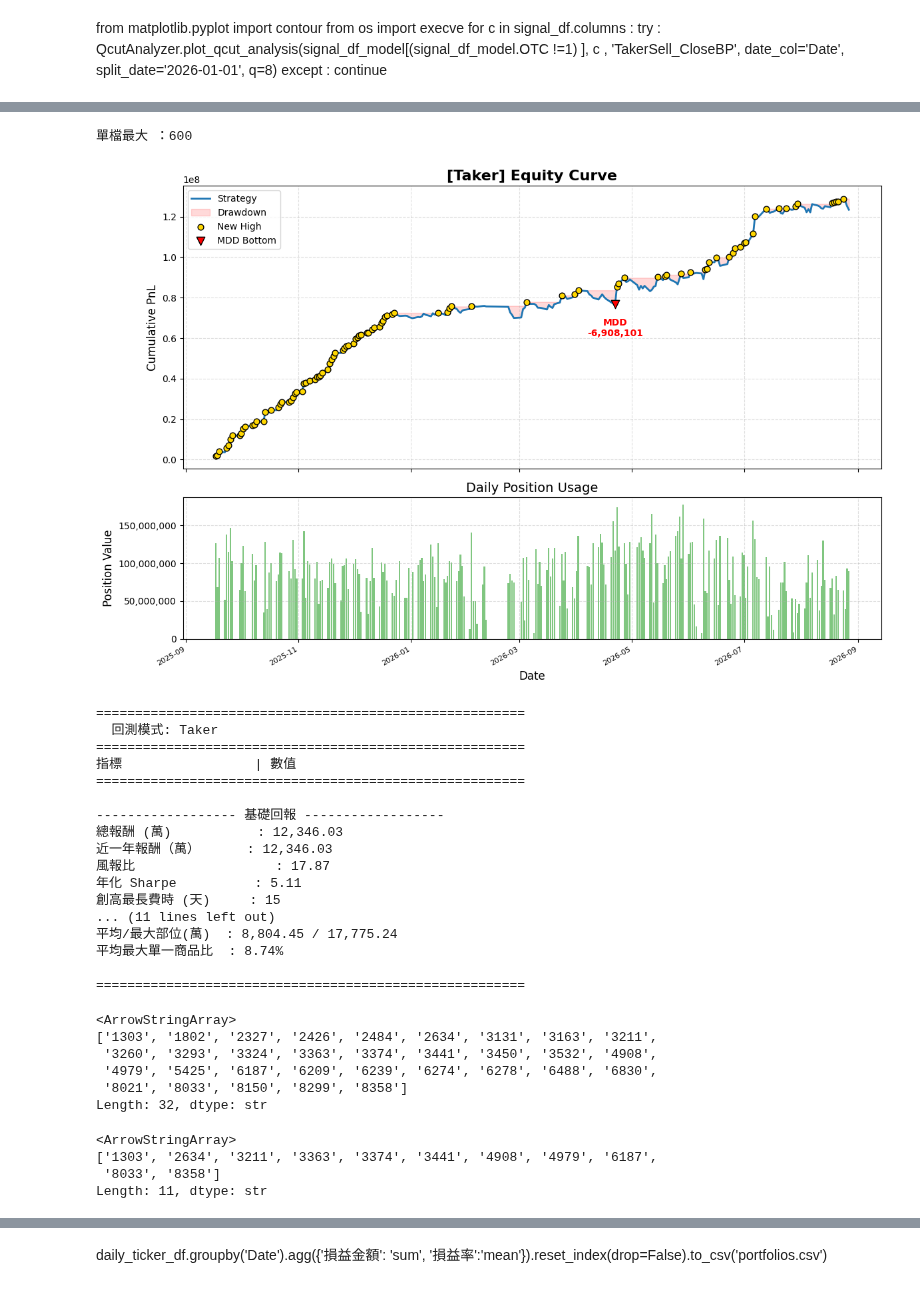
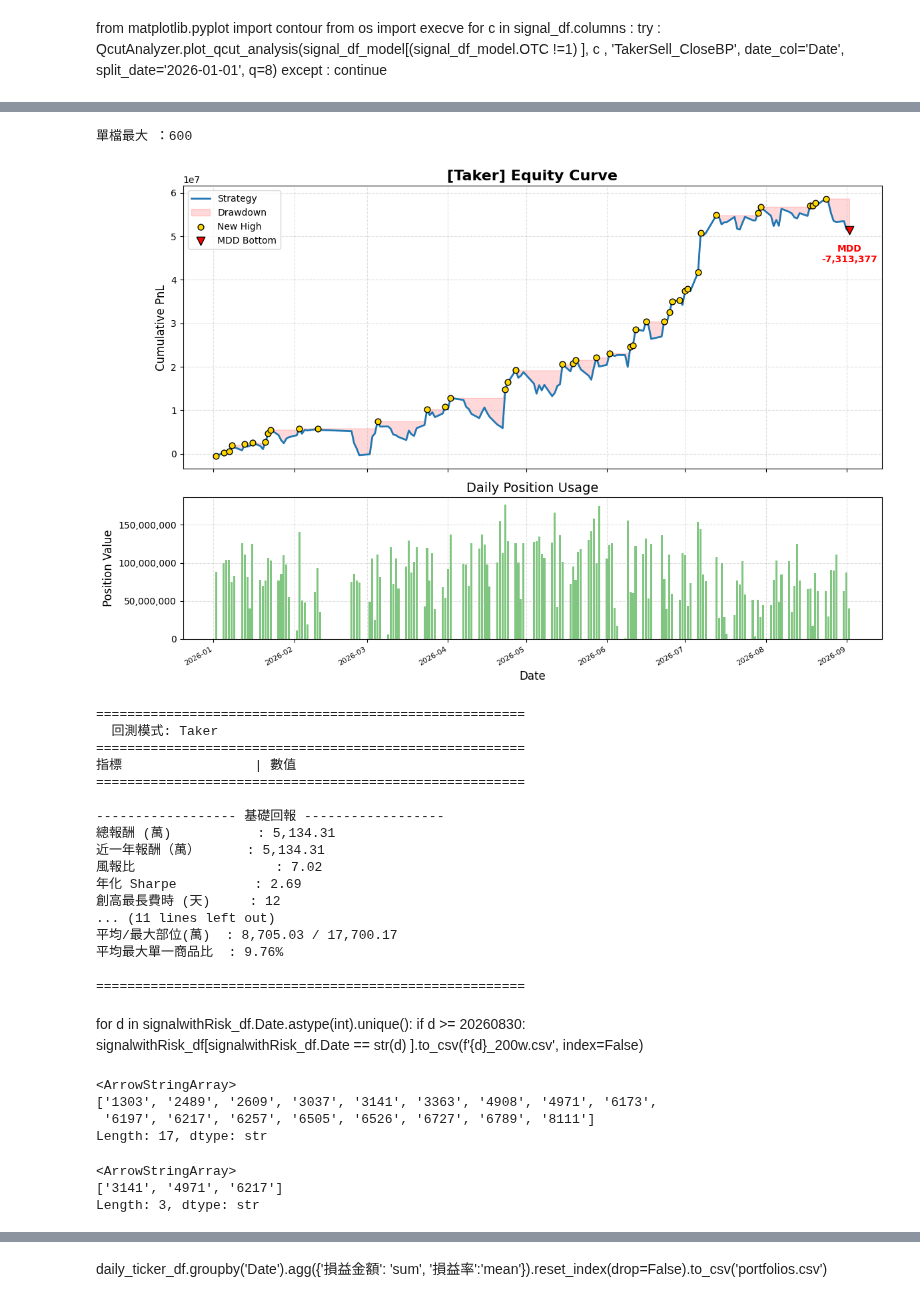
Before and after one commit to knjo/timeSeriesResearch, a Jupyter notebook: time_series_research_model.ipynb, the cells around one changed output, grey strips where cells are left out. Cells and saved outputs as stored; diff of their text form; code cells hidden in the pictures.

```diff
--- a/time_series_research_model.ipynb
+++ b/time_series_research_model.ipynb
@@ -116,6 +116,8 @@ signal_df['residual_TakerSell_CloseBP'] = (
     signal_df.TakerSell_CloseBP
     + signal_df.txf_beta_60d * signal_df.txf_to_1330_bp        # BP，單位已對齊
 ) / (signal_df.txf_residual_vol_to_1330 * 1e4)
+# %%
+signal_df['ToRef_bucket'] = (signal_df.ToRef * 100 / 2 ).round()
 # %%
 signal_df = signal_df[ (signal_df.TransTime.dt.time < datetime.time(12, 30, 0)) & (signal_df.TransTime.dt.time > datetime.time(9, 0, 30)) & (signal_df.TrialMatch == 0) ].reset_index(drop=True)
 signal_df = signal_df[  (signal_df.TakerSell_CloseBP.abs() < 10000) ].sort_values(['Date', 'QuoteCode', 'TransTime']).reset_index(drop=True)
@@ -138,10 +140,5 @@ signal_df[:].groupby(['Date','QuoteCode']).TakerSell_CloseBP_net.mean().reset_in
 # %%
-import pandas as pd
-import json
-
-# 1. 讀取 JSON 檔案還原成 list
-with open('abnormal_dates.json', 'r') as f:
-    loaded_date_list = json.load(f)
-
-signal_df['isAbnormalDate'] = (signal_df['Date'].astype(str).isin(loaded_date_list) ) *1
-# signal_df.loc[ signal_df.Date == signal_df.Date.max(), 'isAbnormalDate'] = 1
+# abnormal 機制已整個移除（2026-08-27 決定，與 src/strategy/negFill/modelUpdate.py 一致）：
+# 不再讀 abnormal_dates.json、不設 isAbnormalDate。所有交易日都進 normal 模型訓練；門檻也不分組。
+# 注意：只要 signal_df 有 isAbnormalDate 欄，train_and_predict_ridge_rolling 就會把那些日子踢出訓練集，所以整欄不能存在。
+signal_df = signal_df.drop(columns=['isAbnormalDate'], errors='ignore')
@@ -517,25 +535,30 @@ Name: count, dtype: int64
 # %%
-signal_df_model['PosLots'] = signal_df_model.groupby(['Date', 'QuoteCode']).BidPrice1.transform('cumcount') + 1
-signal_df_model['Position'] = signal_df_model.groupby(['Date', 'QuoteCode']).BidPrice1.transform('cumsum') / 10
-signal_df_model['accLots'] = signal_df_model.groupby(['Date', 'QuoteCode']).BidPrice1.transform('cumcount') + 1
-# for posLimit in [ 200, 250, 300, 400, 500, 750, 1000]:
+
+r1_mask = (
+    (signal_df_model['d_intraday_return'] > 0.04)
+    & (signal_df_model['d_intraday_return'] <= 0.08)
+    & (signal_df_model['dt_major_count'] <= 0 )
+) | (signal_df_model.MarketCap >= 5*(10**11) )
+
 for posLimit in [ 600 ]:
       signalwithRisk_df = signal_df_model[
       (signal_df_model.accLots < signal_df_model.avg_askLots1 + signal_df_model.avg_bidLots1) &
       (signal_df_model.Position < posLimit)
-      & (signal_df_model.BidPrice1<=3000)
+      & (signal_df_model.BidPrice1<=2000)
+      & ~ r1_mask
+      & (signal_df_model.RemainSeconds >= 3600 + 60 * 25)
       & ( (signal_df_model.hft_strick_makerSpreadBP > -70) | (signal_df_model.hft_strick_makerSpreadBP.isna()))
       & ((signal_df_model.OTC ==1) | (signal_df_model.MD_L1Rate_30_re > 0.25))
             ].reset_index(drop=True)
       signalwithRisk_df['Date'] = signalwithRisk_df.Date.dt.strftime('%Y%m%d')
 
       print ("單檔最大 ：{}".format(posLimit))
-      bt = BackTest(signalwithRisk_df)#[ (signalwithRisk_df.Date.astype(int) > 20260101 )])
+      bt = BackTest(signalwithRisk_df[(signalwithRisk_df.Date.astype(int) > 20260101 ) & (signalwithRisk_df.Date.astype(int) < 20260831 ) ])
       results = bt.run_analysis()
       daily_ticker_df = bt.get_daily_ticker_result()
 # %% [output]
 單檔最大 ：600
-[figure, old version]
+[figure, new version]
 =======================================================
   回測模式: Taker
 =======================================================
@@ -543,32 +566,33 @@ for posLimit in [ 600 ]:
 =======================================================
 
 ------------------ 基礎回報 ------------------
-總報酬 (萬)           : 12,346.03
-近一年報酬（萬）      : 12,346.03
-風報比                  : 17.87
-年化 Sharpe          : 5.11
-創高最長費時 (天)     : 15
+總報酬 (萬)           : 5,134.31
+近一年報酬（萬）      : 5,134.31
+風報比                  : 7.02
+年化 Sharpe          : 2.69
+創高最長費時 (天)     : 12
 ... (11 lines left out)
-平均/最大部位(萬)  : 8,804.45 / 17,775.24
-平均最大單一商品比  : 8.74%
+平均/最大部位(萬)  : 8,705.03 / 17,700.17
+平均最大單一商品比  : 9.76%
 
 =======================================================
+# %% [markdown]
+for d in signalwithRisk_df.Date.astype(int).unique():
+    if d  >= 20260830:
+        signalwithRisk_df[signalwithRisk_df.Date == str(d) ].to_csv(f'{d}_200w.csv', index=False)
 # %%
 signalwithRisk_df[ signalwithRisk_df.Date.astype(int) == signalwithRisk_df.Date.astype(int).max() ].QuoteCode.unique()
 # %% [output]
 <ArrowStringArray>
-['1303', '1802', '2327', '2426', '2484', '2634', '3131', '3163', '3211',
- '3260', '3293', '3324', '3363', '3374', '3441', '3450', '3532', '4908',
- '4979', '5425', '6187', '6209', '6239', '6274', '6278', '6488', '6830',
- '8021', '8033', '8150', '8299', '8358']
-Length: 32, dtype: str
+['1303', '2489', '2609', '3037', '3141', '3363', '4908', '4971', '6173',
+ '6197', '6217', '6257', '6505', '6526', '6727', '6789', '8111']
+Length: 17, dtype: str
 # %%
 signalwithRisk_df[ (signalwithRisk_df.Date.astype(int) == signalwithRisk_df.Date.astype(int).max() ) & (signalwithRisk_df.FutureHigh >= signalwithRisk_df.RefPrice *1.08) ].QuoteCode.unique()
 # %% [output]
 <ArrowStringArray>
-['1303', '2634', '3211', '3363', '3374', '3441', '4908', '4979', '6187',
- '8033', '8358']
-Length: 11, dtype: str
+['3141', '4971', '6217']
+Length: 3, dtype: str
 # %%
 # 計算所有天數的排名比例
 series1 = ( signalwithRisk_df.BidPrice1 * (signalwithRisk_df.TakerSell_CloseBP - 19.3) / 10000 / 10).groupby(signalwithRisk_df.Date).sum()
```
Also changed, not shown: parts of 28 cells of this notebook, 8 other files.
